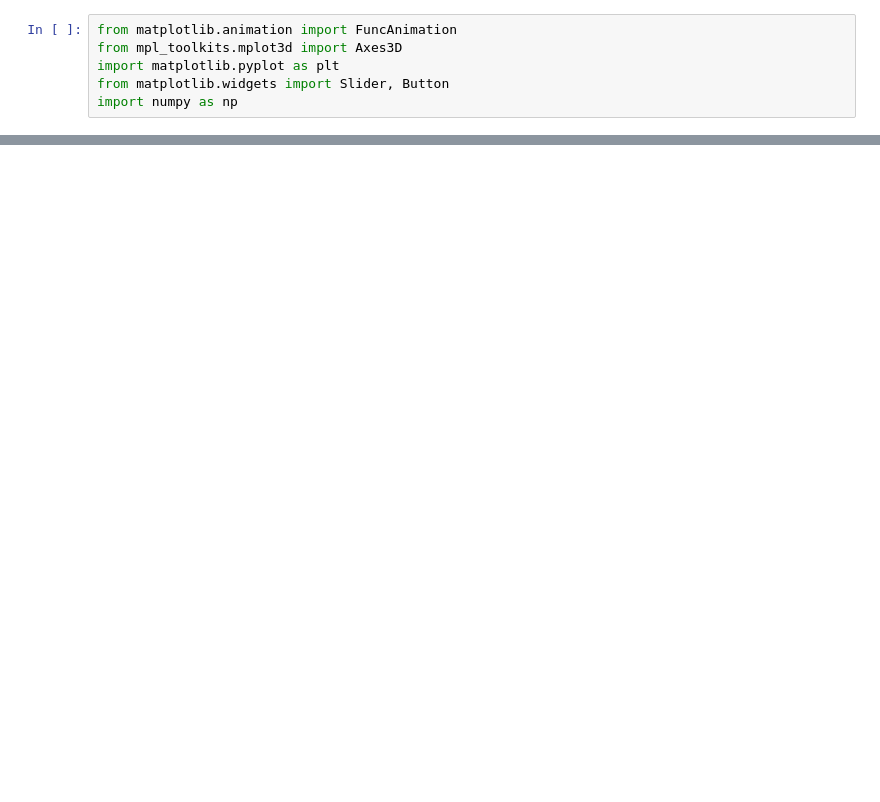
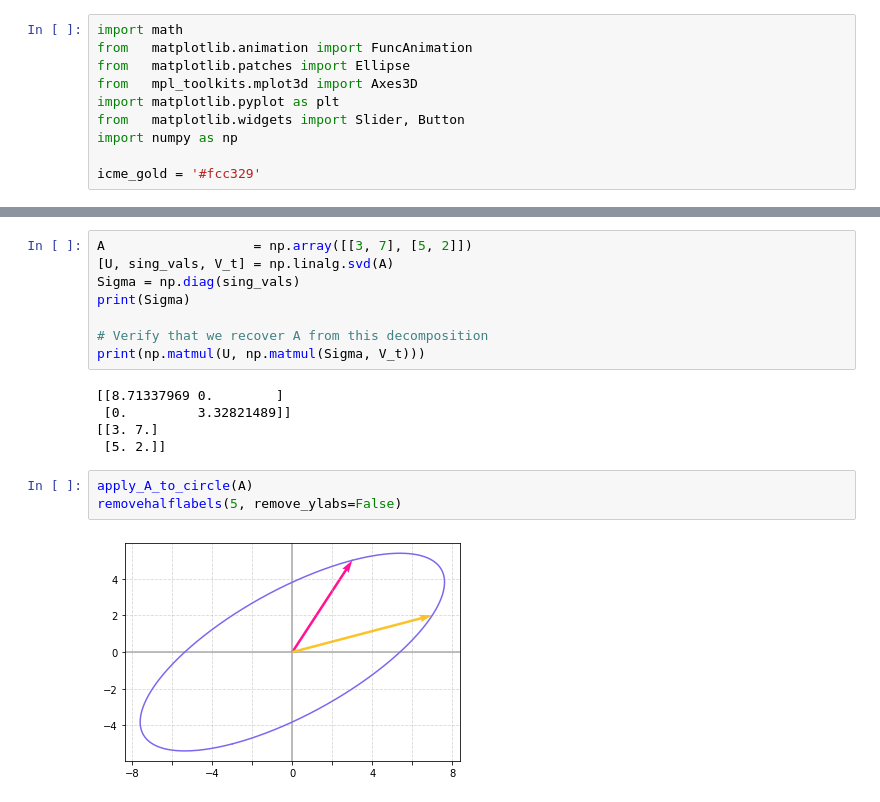
Before and after one commit to lalyman/lin-alg-workshop, a Jupyter notebook: svd-ellipsoid.ipynb, the cells around one changed output, grey strips where cells are left out. Drawn from its saved outputs; the diff is of its cells as text; blank space fills up the shorter version.

```diff
--- a/svd-ellipsoid.ipynb
+++ b/svd-ellipsoid.ipynb
@@ -8,7 +20,11 @@ In this module, we explore some of the differences between ordinary least square
 # %%
-from matplotlib.animation import FuncAnimation
-from mpl_toolkits.mplot3d import Axes3D
+import math
+from   matplotlib.animation import FuncAnimation
+from   matplotlib.patches import Ellipse
+from   mpl_toolkits.mplot3d import Axes3D
 import matplotlib.pyplot as plt
-from matplotlib.widgets import Slider, Button
+from   matplotlib.widgets import Slider, Button
 import numpy as np
+
+icme_gold = '#fcc329'
 # %% [markdown]
@@ -20,0 +116,18 @@ Then we have singular values $\sigma_1 = 4, \sigma_2 = 2,$ and $\sigma_3 = 1$. N
+# %%
+A                   = np.array([[3, 7], [5, 2]])
+[U, sing_vals, V_t] = np.linalg.svd(A)
+Sigma = np.diag(sing_vals)
+print(Sigma)
+
+# Verify that we recover A from this decomposition
+print(np.matmul(U, np.matmul(Sigma, V_t)))
+# %% [output]
+[[8.71337969 0.        ]
+ [0.         3.32821489]]
+[[3. 7.]
+ [5. 2.]]
+# %%
+apply_A_to_circle(A)
+removehalflabels(5, remove_ylabs=False)
+# %% [output]
+[figure, added]
```
Also changed, not shown: parts of 11 cells of this notebook, 1 other file.
